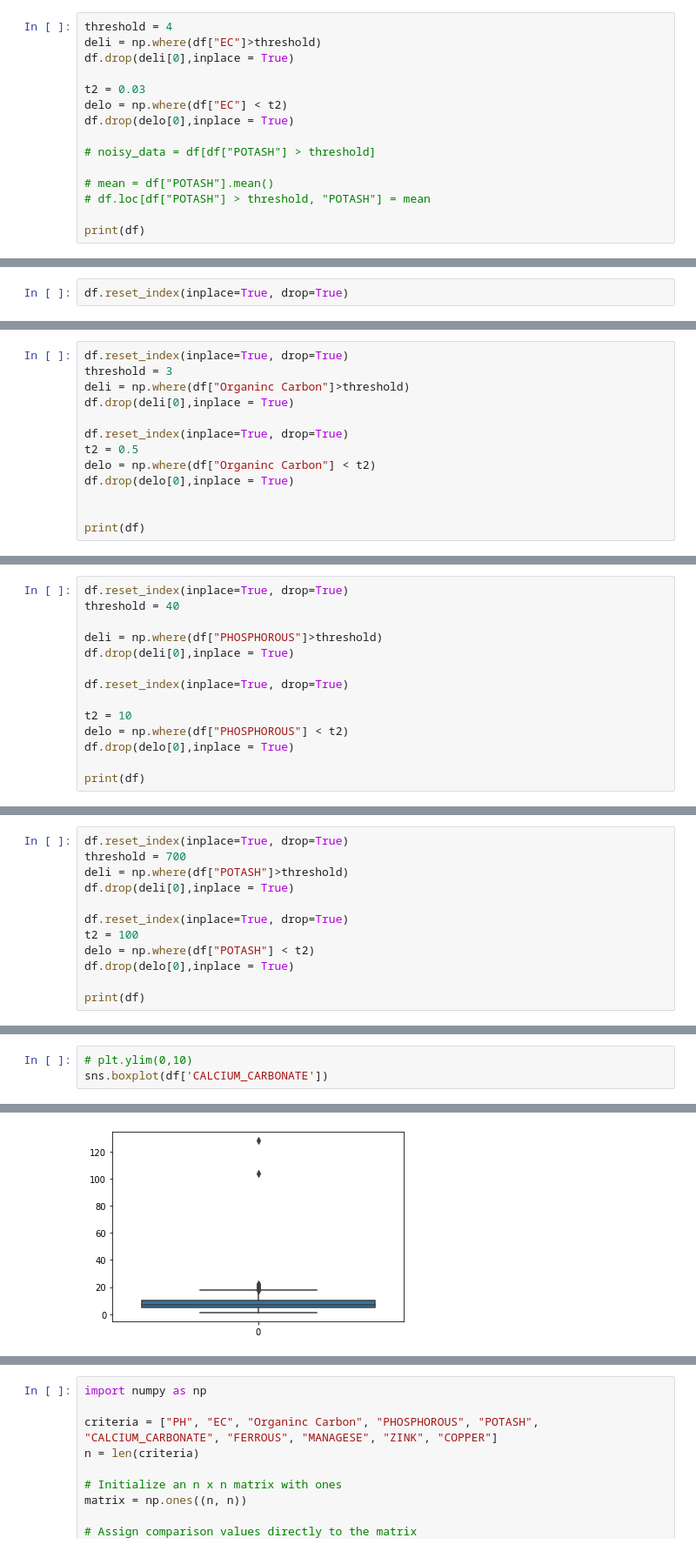
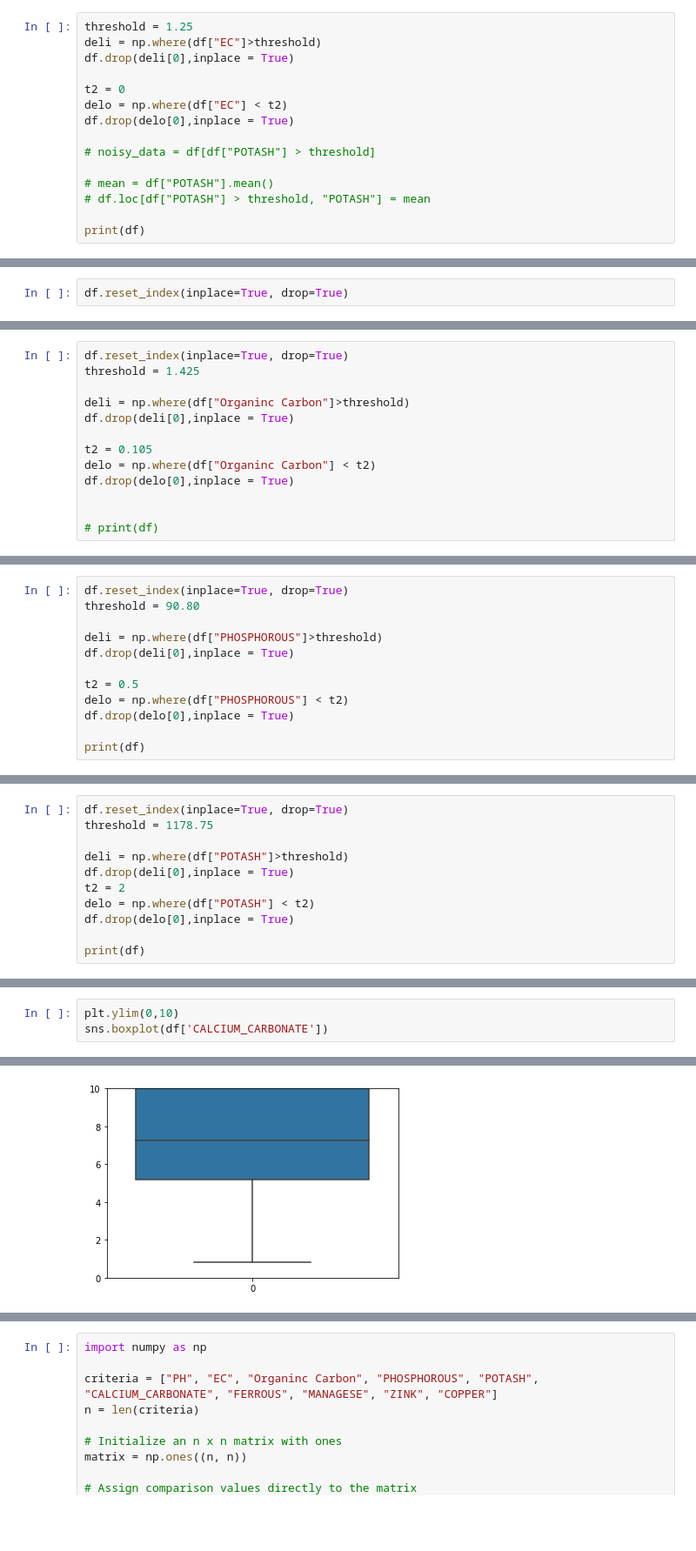
Before and after one commit to vedant218/soilfertility, a Jupyter notebook: MPR WORKING.ipynb, the cells around one changed output, grey strips where cells are left out. Shown: that part at 87% size. Saved outputs shown, nothing was run; the diff lists cells and outputs as text; blank space fills up the shorter version.

```diff
--- a/MPR WORKING.ipynb
+++ b/MPR WORKING.ipynb
@@ -32,9 +74,9 @@ sns.boxplot(df['EC'] )
 # %%
-threshold = 4
+threshold = 1.25
 deli = np.where(df["EC"]>threshold)
 df.drop(deli[0],inplace = True)
 
-t2 = 0.03
+t2 = 0
 delo = np.where(df["EC"] < t2)
 df.drop(delo[0],inplace = True)
 
@@ -73,13 +115,13 @@ sns.boxplot(df['Organinc Carbon'])
 # %%
 df.reset_index(inplace=True, drop=True)
-threshold = 3
+threshold = 1.425
+
 deli = np.where(df["Organinc Carbon"]>threshold)
 df.drop(deli[0],inplace = True)
 
-df.reset_index(inplace=True, drop=True)
-t2 = 0.5
+t2 = 0.105
 delo = np.where(df["Organinc Carbon"] < t2)
 df.drop(delo[0],inplace = True)
 
 
-print(df)
+# print(df)
@@ -112,13 +135,11 @@ sns.boxplot(df['PHOSPHOROUS'])
 # %%
 df.reset_index(inplace=True, drop=True)
-threshold = 40
+threshold = 90.80
 
 deli = np.where(df["PHOSPHOROUS"]>threshold)
 df.drop(deli[0],inplace = True)
 
-df.reset_index(inplace=True, drop=True)
-
-t2 = 10
+t2 = 0.5
 delo = np.where(df["PHOSPHOROUS"] < t2)
 df.drop(delo[0],inplace = True)
 
@@ -150,11 +171,10 @@ sns.boxplot(df['POTASH'])
 # %%
 df.reset_index(inplace=True, drop=True)
-threshold = 700
+threshold = 1178.75
+
 deli = np.where(df["POTASH"]>threshold)
 df.drop(deli[0],inplace = True)
-
-df.reset_index(inplace=True, drop=True)
-t2 = 100
+t2 = 2
 delo = np.where(df["POTASH"] < t2)
 df.drop(delo[0],inplace = True)
 
@@ -180,8 +200,8 @@ print(df)
 # %%
-# plt.ylim(0,10)
+plt.ylim(0,10)
 sns.boxplot(df['CALCIUM_CARBONATE'])
 # %% [output]
 <AxesSubplot:>
-[figure, old version]
+[figure, new version]
 # %%
 df.reset_index(inplace=True, drop=True)
```
Also changed, not shown: parts of 39 cells of this notebook, 1 other file.
